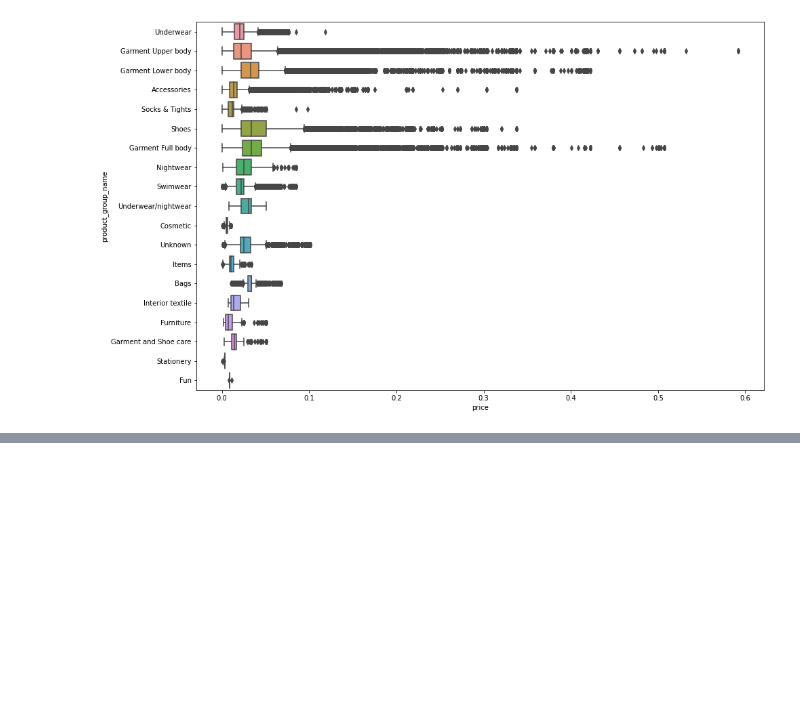
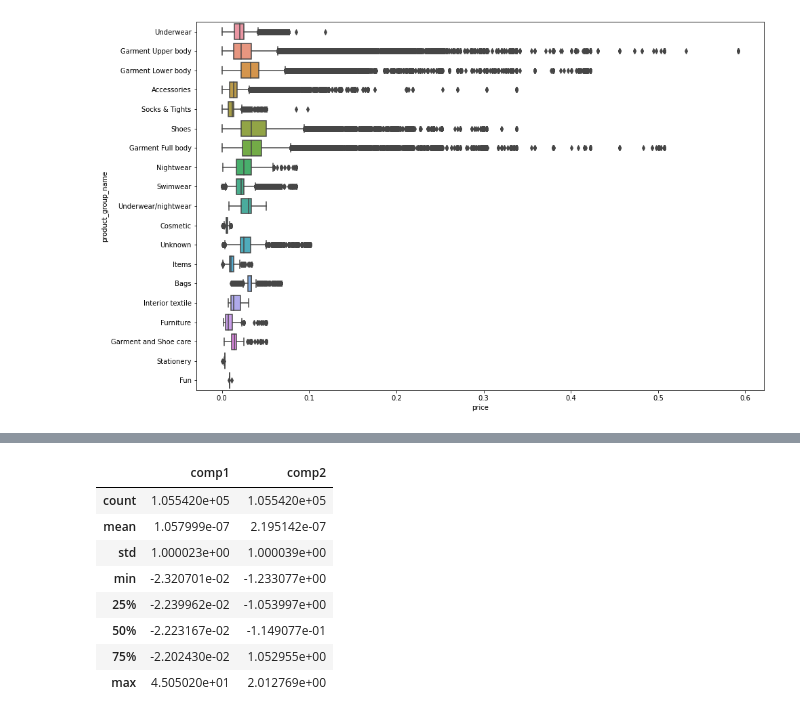
Before and after one commit to bswaika/kaggle_hm_recommender_competition, a Jupyter notebook: kaggle_hm_eda.ipynb, the cells around one changed output, grey strips where cells are left out. Cells and saved outputs as stored; diff of their text form; code cells hidden in the pictures; blank space fills up the shorter version.

```diff
--- a/kaggle_hm_eda.ipynb
+++ b/kaggle_hm_eda.ipynb
@@ -499,0 +550,12 @@ plt.show()
+# %%
+tsne_vis_data.describe()
+# %% [output]
+|  | comp1 | comp2 |
+| count | 1.055420e+05 | 1.055420e+05 |
+| mean | 1.057999e-07 | 2.195142e-07 |
+| std | 1.000023e+00 | 1.000039e+00 |
+| min | -2.320701e-02 | -1.233077e+00 |
+| 25% | -2.239962e-02 | -1.053997e+00 |
+| 50% | -2.223167e-02 | -1.149077e-01 |
+| 75% | -2.202430e-02 | 1.052955e+00 |
+| max | 4.505020e+01 | 2.012769e+00 |
```
Also changed, not shown: parts of 4 cells of this notebook.
